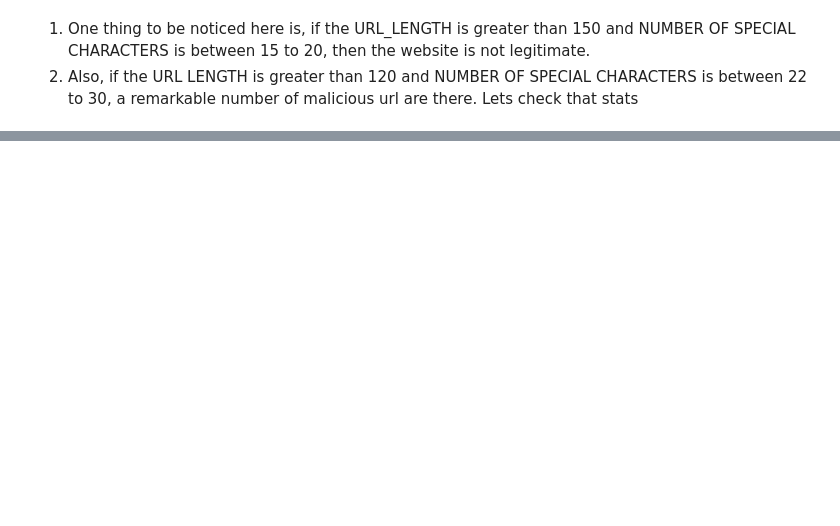
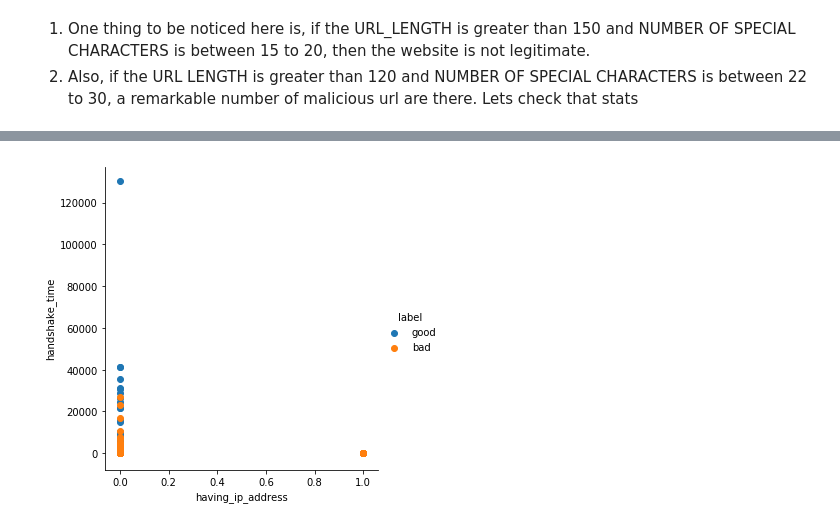
Before and after one commit to agarwal29796/fraud_page_detection, a Jupyter notebook: exploration.ipynb, the cells around one changed output, grey strips where cells are left out. Drawn from its saved outputs; the diff is of its cells as text; code cells hidden in the pictures; blank space fills up the shorter version.

```diff
--- a/exploration.ipynb
+++ b/exploration.ipynb
@@ -173,0 +158,7 @@ plt.show()
+# %%
+sns.FacetGrid(data, hue="label", size=5) \
+   .map(plt.scatter, "having_ip_address", "handshake_time") \
+   .add_legend()
+plt.show()
+# %% [output]
+[figure, added]
```
Also changed, not shown: parts of 36 cells of this notebook.
